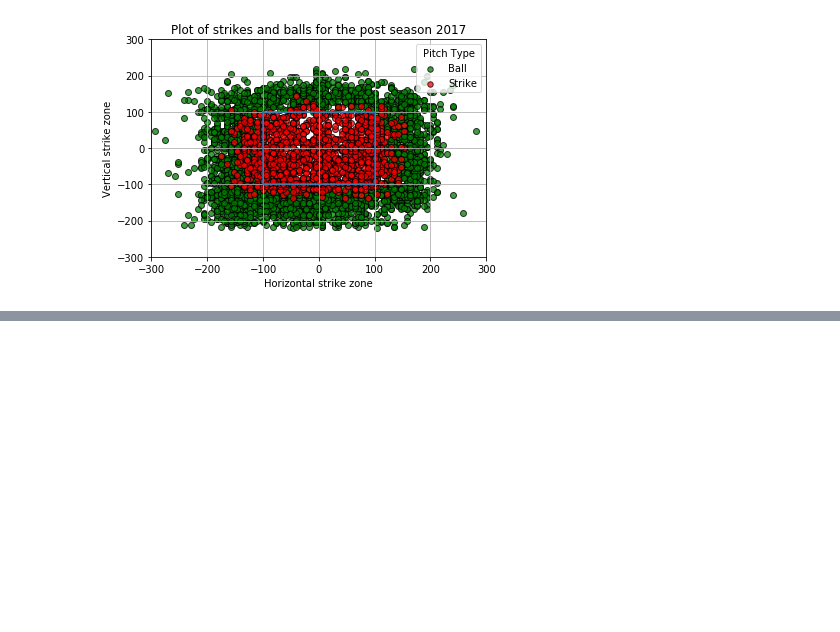
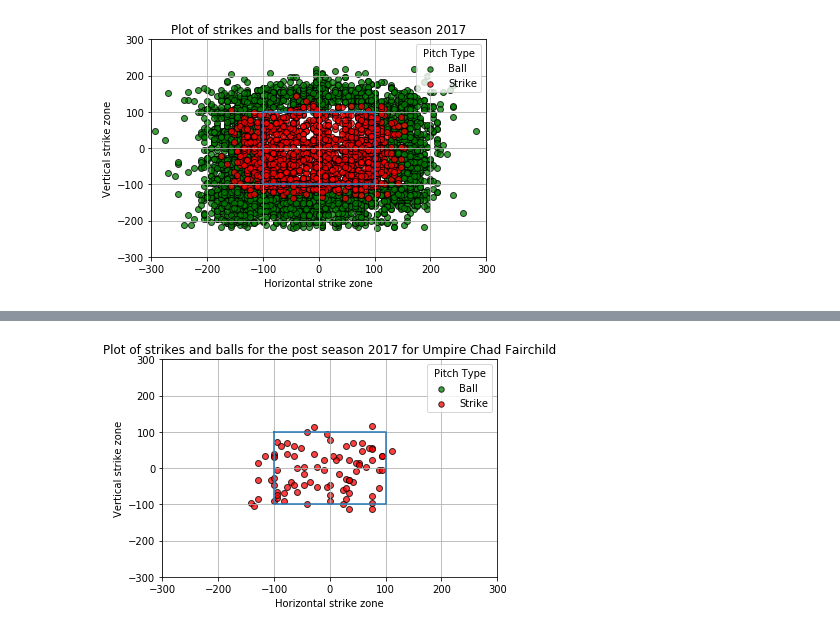
Before and after one commit to ForrestMcDougal/MLB-Postseason-Umpire-Analysis, a Jupyter notebook: Charts.ipynb, the cells around one changed output, grey strips where cells are left out. Saved outputs shown, nothing was run; the diff lists cells and outputs as text; code cells hidden in the pictures; blank space fills up the shorter version.

```diff
--- a/Charts.ipynb
+++ b/Charts.ipynb
@@ -124,0 +297,49 @@ plt.show()
+# %%
+# Chad Fairchild
+
+# Chart will be from -300 to 300 for both X and Y
+plt.ylim(-300,300)
+plt.xlim(-300,300)
+
+# Build the scatter plots for the strikes and balls
+
+x_axis_b_cf = balls_cf["Pitch_X"]
+y_axis_b_cf = balls_cf["Pitch_Y"]
+x_axis_s_cf = strikes_cf["Pitch_X"]
+y_axis_s_cf = strikes_cf["Pitch_Y"]
+
+# set the colors
+# temp_plot = plt.scatter(x_axisu, y_axisu, marker="o", facecolors="lightcoral",edgecolors="black", s=10*dcu, alpha=0.75)
+temp_plot = plt.scatter(x_axis_b_cf, y_axis_b_cf, marker="o", facecolors="green",edgecolors="black", alpha=0.75)
+temp_plot = plt.scatter(x_axis_s_cf, y_axis_s_cf, marker="o", facecolors="red",edgecolors="black", alpha=0.75)
+
+plt.grid()
+
+# add the titleing (not the the \n is like a ^p for the text)
+plt.title("Plot of strikes and balls for the post season 2017 for Umpire Chad Fairchild")
+plt.xlabel("Horizontal strike zone")
+plt.ylabel("Vertical strike zone")
+# We might want to put a note to the side so this is a placeholder
+# plt.text(42, 35, "Note: \nThe note goes here.")
+
+# create and size the ledgend
+lgnd= plt.legend(["Ball", "Strike"], loc=1, markerscale = .5, title="Pitch Type")
+# this part adds the pitch types, and makes all the dots in the legond the same size
+lgnd.legendHandles[0]._sizes = [30]
+lgnd.legendHandles[1]._sizes = [30]
+
+# adds a box to show the strike zone
+x = [-100, -100, 100, 100, -100]
+y = [100, -100, -100, 100, 100]
+plt.plot(x, y)
+
+
+
+
+# save the file
+plt.savefig("Images/Strikes-Balls_Chad_Fairchild.png", bbox_inches="tight")
+
+# Show plot
+plt.show()
+# %% [output]
+[figure, added]
```
Also changed, not shown: parts of 21 cells of this notebook.
